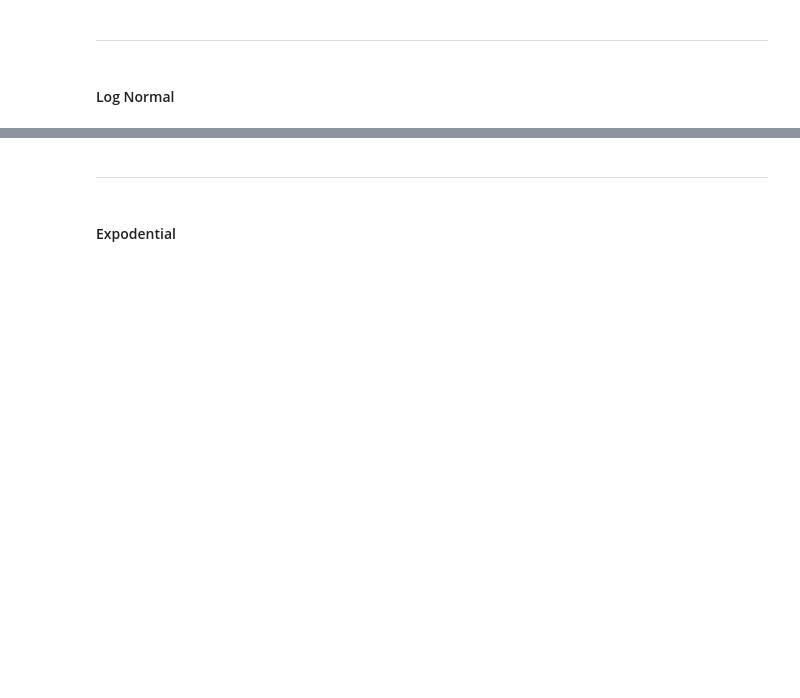
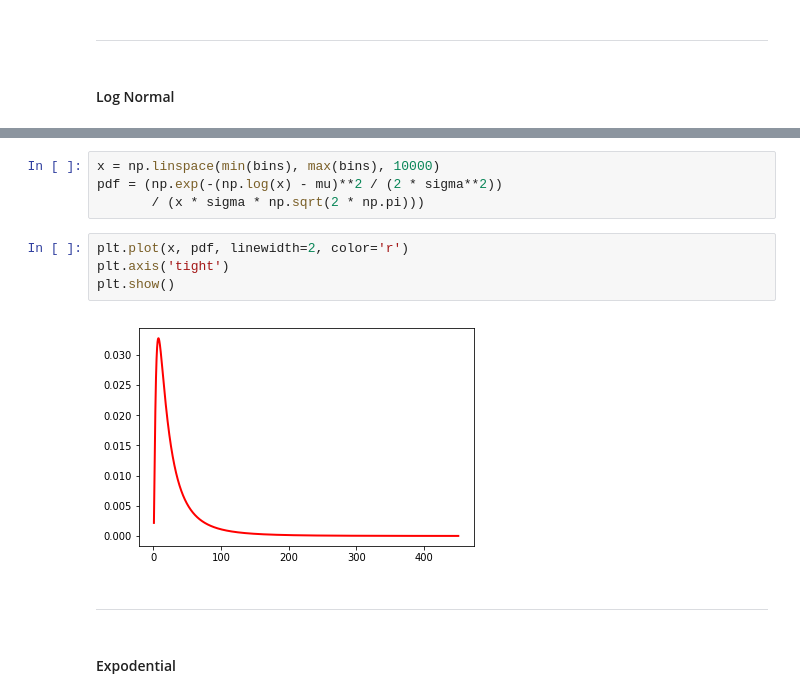
Before and after one commit to BrianD147/Emerging-Tech-Assignment, a Jupyter notebook: numpy-random.ipynb, the cells around one changed output, grey strips where cells are left out. Drawn from its saved outputs; the diff is of its cells as text; blank space fills up the shorter version.

```diff
--- a/numpy-random.ipynb
+++ b/numpy-random.ipynb
@@ -120,3 +202,13 @@ plt.hist(y)
+# %%
+x = np.linspace(min(bins), max(bins), 10000)
+pdf = (np.exp(-(np.log(x) - mu)**2 / (2 * sigma**2))
+       / (x * sigma * np.sqrt(2 * np.pi)))
+# %%
+plt.plot(x, pdf, linewidth=2, color='r')
+plt.axis('tight')
+plt.show()
+# %% [output]
+[figure, added]
 # %% [markdown]
 ***
 # %% [markdown]
```
Also changed, not shown: parts of 28 cells of this notebook.
